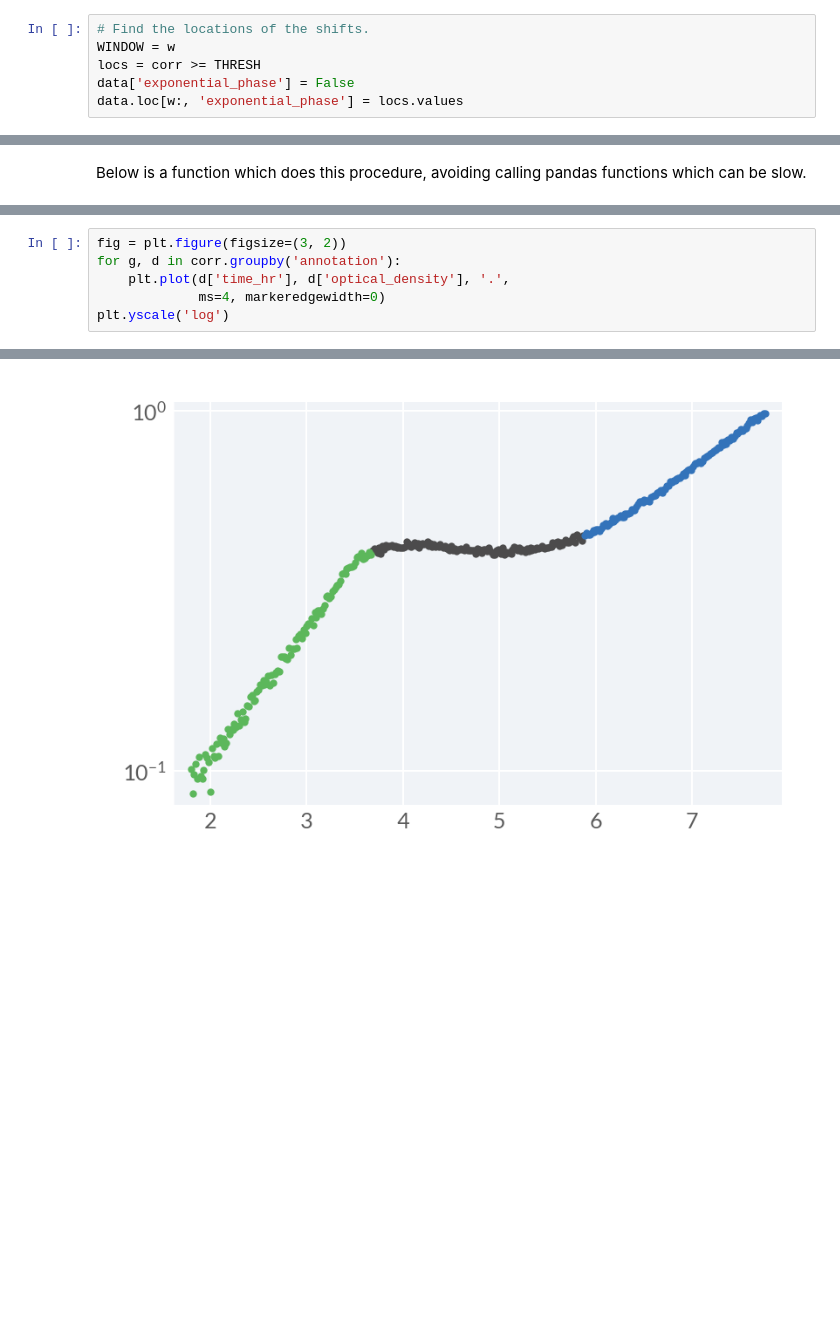
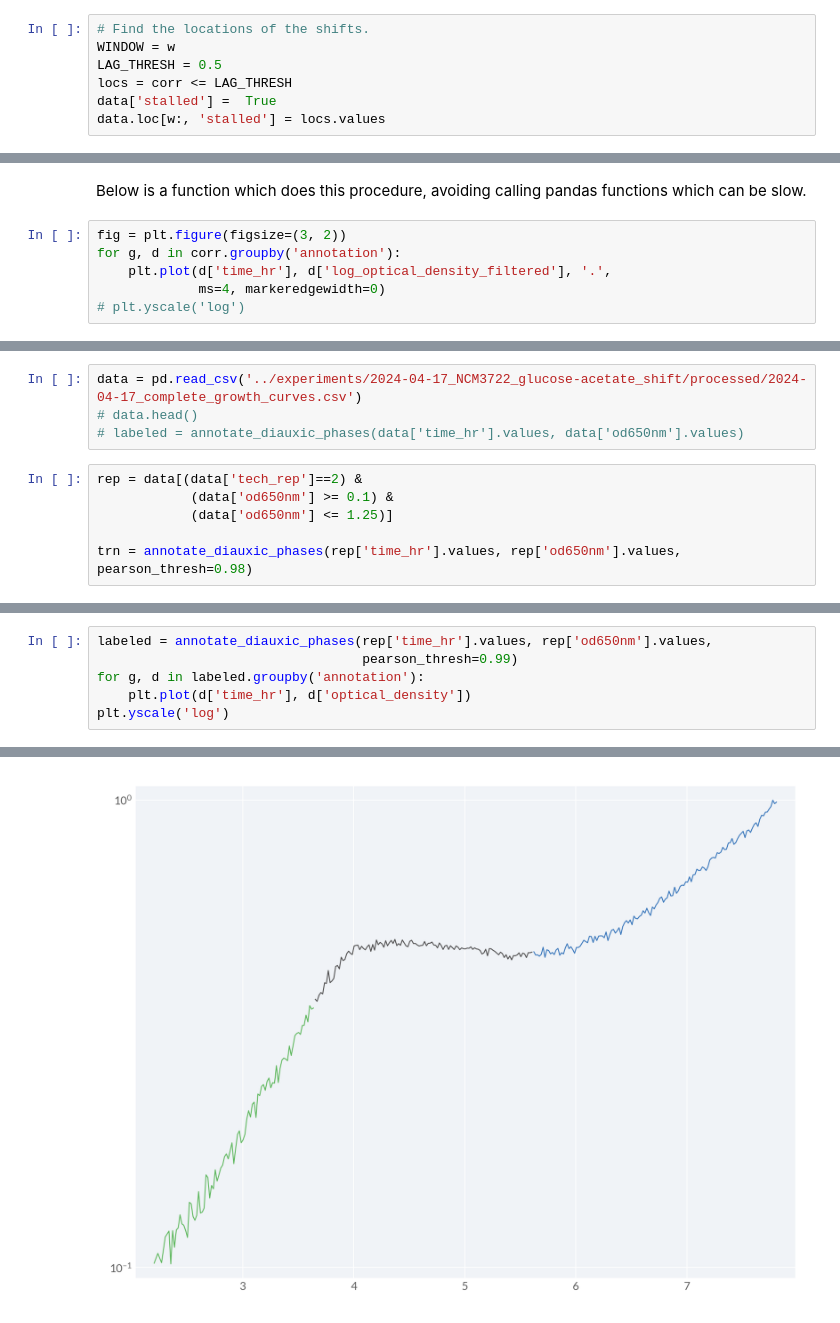
Before and after one commit to gchure/diauxic_flux_parity, a Jupyter notebook: code/analysis/example_lag_inference.ipynb, the cells around one changed output, grey strips where cells are left out. Drawn from its saved outputs; the diff is of its cells as text; blank space fills up the shorter version.

Commit message:
Working on a data-driven lag time detector

```diff
--- a/code/analysis/example_lag_inference.ipynb
+++ b/code/analysis/example_lag_inference.ipynb
@@ -128,6 +130,7 @@ mapping.
 # %%
 # Find the locations of the shifts.
 WINDOW = w
-locs = corr >= THRESH
-data['exponential_phase'] = False
-data.loc[w:, 'exponential_phase'] = locs.values
+LAG_THRESH = 0.5
+locs = corr <= LAG_THRESH
+data['stalled'] =  True
+data.loc[w:, 'stalled'] = locs.values
@@ -184,3 +191,9 @@ ax.set_yscale('log')
 # %% [markdown]
 Below is a function which does this procedure, avoiding calling pandas functions
 which can be slow.
+# %%
+fig = plt.figure(figsize=(3, 2))
+for g, d in corr.groupby('annotation'):
+    plt.plot(d['time_hr'], d['log_optical_density_filtered'], '.',
+             ms=4, markeredgewidth=0)
+# plt.yscale('log')
@@ -277,0 +337,11 @@ corr = annotate_diauxic_phases(data['time_hr'].values, data['od650nm'].values)
+# %%
+data = pd.read_csv('../experiments/2024-04-17_NCM3722_glucose-acetate_shift/processed/2024-04-17_complete_growth_curves.csv')
+# data.head()
+# labeled = annotate_diauxic_phases(data['time_hr'].values, data['od650nm'].values)
+# %%
+rep = data[(data['tech_rep']==2) &
+            (data['od650nm'] >= 0.1) &
+            (data['od650nm'] <= 1.25)]
+
+trn = annotate_diauxic_phases(rep['time_hr'].values, rep['od650nm'].values,
+pearson_thresh=0.98)
@@ -278,7 +350,7 @@ corr = annotate_diauxic_phases(data['time_hr'].values, data['od650nm'].values)
 # %%
-fig = plt.figure(figsize=(3, 2))
-for g, d in corr.groupby('annotation'):
-    plt.plot(d['time_hr'], d['optical_density'], '.',
-             ms=4, markeredgewidth=0)
+labeled = annotate_diauxic_phases(rep['time_hr'].values, rep['od650nm'].values,
+                                  pearson_thresh=0.99)
+for g, d in labeled.groupby('annotation'):
+    plt.plot(d['time_hr'], d['optical_density'])
 plt.yscale('log')
 # %% [output]
@@ -285 +358 @@ plt.yscale('log')
-[figure, old version]
+[figure, new version]
```
Also changed, not shown: parts of 17 cells of this notebook, 4 other files.
